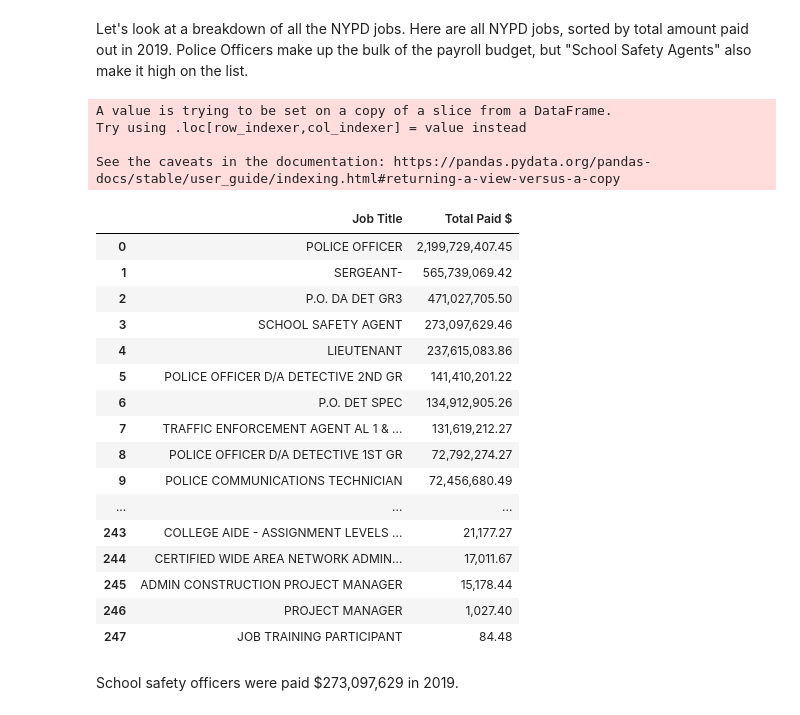
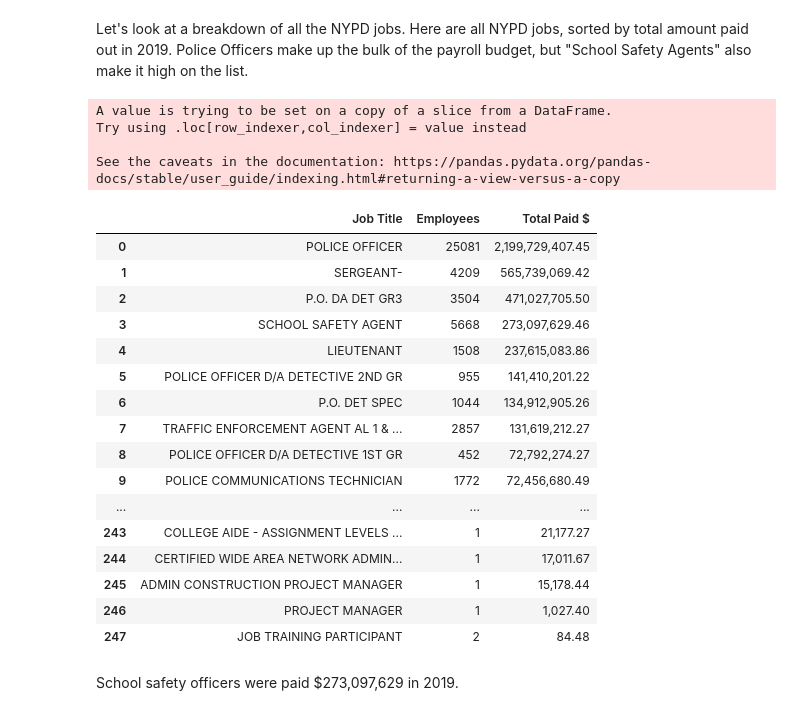
Before and after one commit to antiboredom/notes-on-police-funding, a Jupyter notebook: notes.ipynb, the cells around one changed output. Drawn from its saved outputs; the diff is of its cells as text; code cells hidden in the pictures.

Commit message:
add employee totals

```diff
--- a/notes.ipynb
+++ b/notes.ipynb
@@ -174,34 +174,36 @@ Let's look at a breakdown of all the NYPD jobs. Here are all NYPD jobs, sorted b
 # %%
 cop_jobs = cop_payroll[['Title Description', 'Base Salary', 'Regular Gross Paid', 'Total Other Pay', 'Total OT Paid']]
 cop_jobs["Total"] = cop_jobs["Regular Gross Paid"] + cop_jobs["Total Other Pay"] + cop_jobs["Total OT Paid"]
 cop_jobs = cop_jobs.reindex(columns=['Title Description', 'Total'])
 
 #top_cops.columns = ["Job Title", "Base Salary $", "Regular Gross Paid $", "Other Pay $", "Overtime $"]
-cop_jobs = pd.pivot_table(cop_jobs, index="Title Description", aggfunc=np.sum).sort_values(by="Total", ascending=False).reset_index()
-cop_jobs.columns = ["Job Title", "Total Paid $"]
+#cop_jobs = pd.pivot_table(cop_jobs, index="Title Description", aggfunc=np.sum).sort_values(by="Total", ascending=False).reset_index()
+cop_jobs = cop_jobs.groupby('Title Description').agg({'Total':sum, 'Title Description':'count'}).rename(columns={'Title Description':'Total Jobs'}).sort_values(by="Total", ascending=False).reset_index()
+cop_jobs = cop_jobs.rename(columns={"Title Description": "Job Title", "Total": "Total Paid $", "Total Jobs": "Employees"})
+cop_jobs = cop_jobs[["Job Title", "Employees", "Total Paid $"]]
 Display(cop_jobs)
 # %% [output]
 A value is trying to be set on a copy of a slice from a DataFrame.
 Try using .loc[row_indexer,col_indexer] = value instead
 
 See the caveats in the documentation: https://pandas.pydata.org/pandas-docs/stable/user_guide/indexing.html#returning-a-view-versus-a-copy
-|  | Job Title | Total Paid $ |
-| 0 | POLICE OFFICER | 2,199,729,407.45 |
-| 1 | SERGEANT- | 565,739,069.42 |
-| 2 | P.O. DA DET GR3 | 471,027,705.50 |
-| 3 | SCHOOL SAFETY AGENT | 273,097,629.46 |
-| 4 | LIEUTENANT | 237,615,083.86 |
-| 5 | POLICE OFFICER D/A DETECTIVE 2ND GR | 141,410,201.22 |
-| 6 | P.O. DET SPEC | 134,912,905.26 |
-| 7 | TRAFFIC ENFORCEMENT AGENT AL 1 & ... | 131,619,212.27 |
-| 8 | POLICE OFFICER D/A DETECTIVE 1ST GR | 72,792,274.27 |
-| 9 | POLICE COMMUNICATIONS TECHNICIAN | 72,456,680.49 |
-| ... | ... | ... |
-| 243 | COLLEGE AIDE - ASSIGNMENT LEVELS ... | 21,177.27 |
-| 244 | CERTIFIED WIDE AREA NETWORK ADMIN... | 17,011.67 |
-| 245 | ADMIN CONSTRUCTION PROJECT MANAGER | 15,178.44 |
-| 246 | PROJECT MANAGER | 1,027.40 |
-| 247 | JOB TRAINING PARTICIPANT | 84.48 |
+|  | Job Title | Employees | Total Paid $ |
+| 0 | POLICE OFFICER | 25081 | 2,199,729,407.45 |
+| 1 | SERGEANT- | 4209 | 565,739,069.42 |
+| 2 | P.O. DA DET GR3 | 3504 | 471,027,705.50 |
+| 3 | SCHOOL SAFETY AGENT | 5668 | 273,097,629.46 |
+| 4 | LIEUTENANT | 1508 | 237,615,083.86 |
+| 5 | POLICE OFFICER D/A DETECTIVE 2ND GR | 955 | 141,410,201.22 |
+| 6 | P.O. DET SPEC | 1044 | 134,912,905.26 |
+| 7 | TRAFFIC ENFORCEMENT AGENT AL 1 & ... | 2857 | 131,619,212.27 |
+| 8 | POLICE OFFICER D/A DETECTIVE 1ST GR | 452 | 72,792,274.27 |
+| 9 | POLICE COMMUNICATIONS TECHNICIAN | 1772 | 72,456,680.49 |
+| ... | ... | ... | ... |
+| 243 | COLLEGE AIDE - ASSIGNMENT LEVELS ... | 1 | 21,177.27 |
+| 244 | CERTIFIED WIDE AREA NETWORK ADMIN... | 1 | 17,011.67 |
+| 245 | ADMIN CONSTRUCTION PROJECT MANAGER | 1 | 15,178.44 |
+| 246 | PROJECT MANAGER | 1 | 1,027.40 |
+| 247 | JOB TRAINING PARTICIPANT | 2 | 84.48 |
 # %% [markdown]
 School safety officers were paid $273,097,629 in 2019.
 # %%
```
Also changed, not shown: 1 other file.
